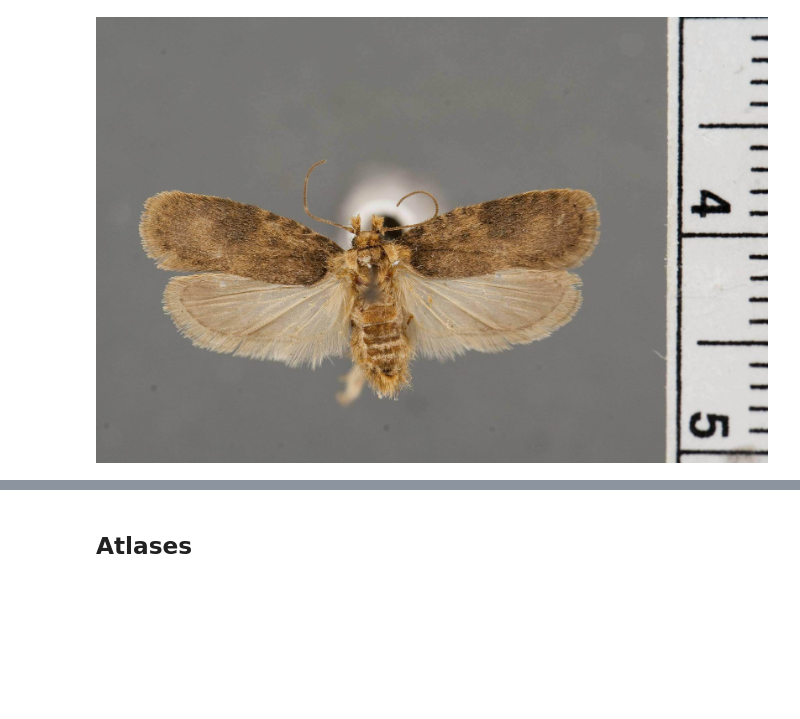
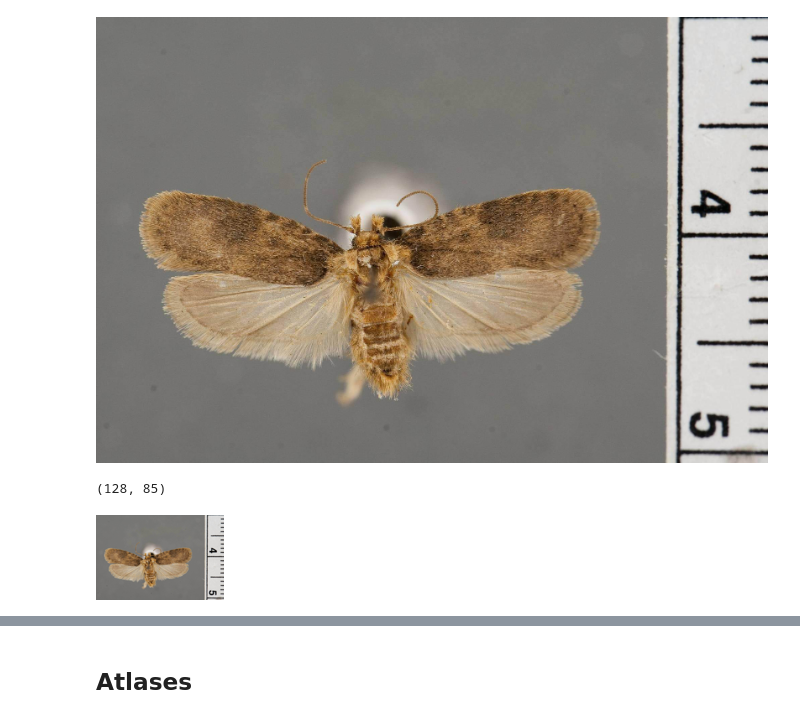
Before and after one commit to fr1ll/clip-plot, a Jupyter notebook: nbs/03_images.ipynb, the cells around one changed output, grey strips where cells are left out. Drawn from its saved outputs; the diff is of its cells as text; code cells hidden in the pictures; blank space fills up the shorter version.

```diff
--- a/nbs/03_images.ipynb
+++ b/nbs/03_images.ipynb
@@ -67,6 +67,19 @@ def thumb_exact_pad(img, w=128, h=128):
     thumb.thumbnail((w,h)) # this works in place
     canvas.paste(thumb, box=((w-thumb.width)//2, (h-thumb.height)//2))
     return canvas
+# %%
+#| export
+
+def resize_to_max_side(img, n=128):
+    '''
+    resize to a maximum side length
+    '''
+    w, h = img.size
+    if w > h:
+        size =  (n, int(n * h / w))
+    else:
+        size =  (int(n * w / h), n)
+    return img.resize(size, reducing_gap=2.0)
 # %%
 #| export
 
@@ -91,3 +93,11 @@ def thumbify(img, w=None,  h=128):
+# %%
+#| hide
+
+print(resize_to_max_side(im, n=128).size)
+resize_to_max_side(im, n=128)
+# %% [output]
+(128, 85)
+[figure, added]
 # %%
 #| hide
 
```
Also changed, not shown: parts of 5 cells of this notebook, 2 other files.
